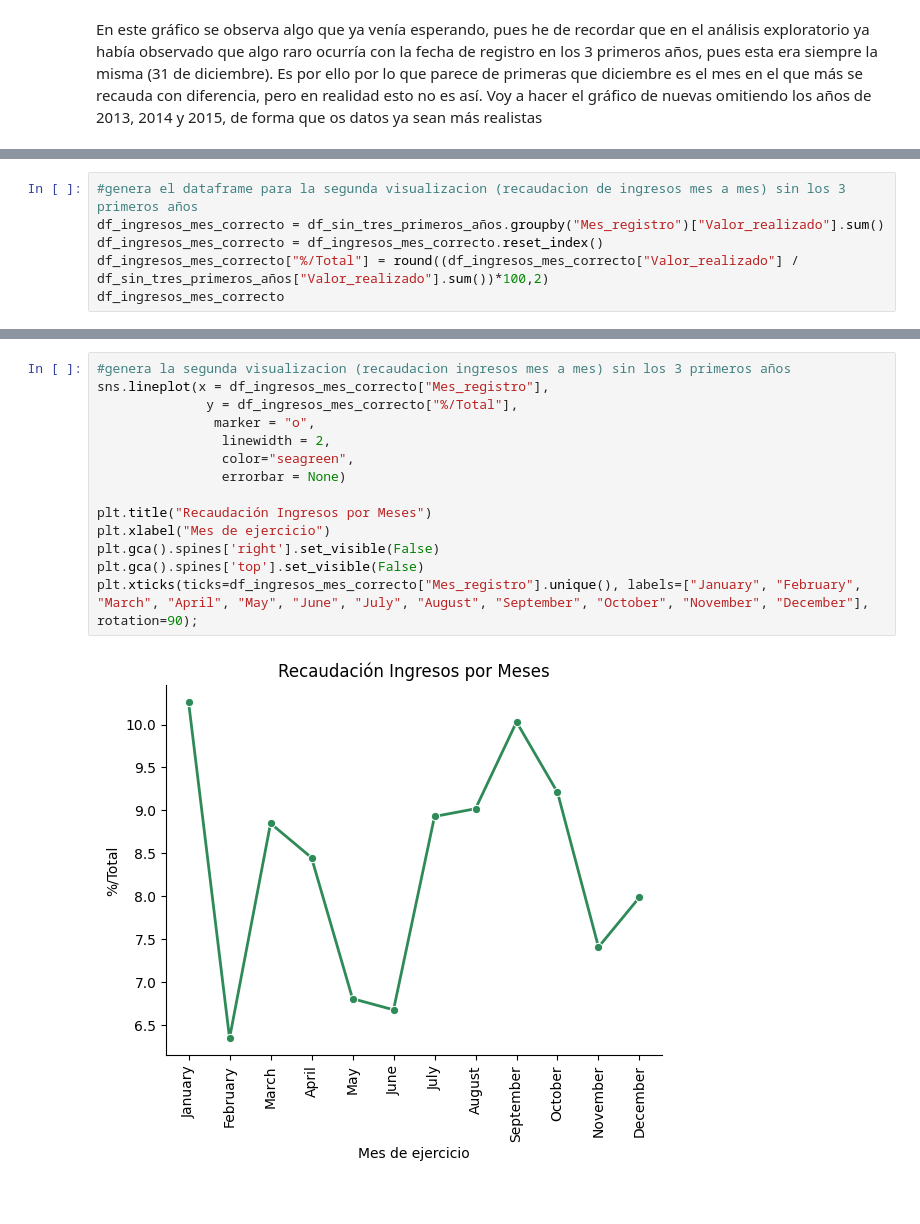
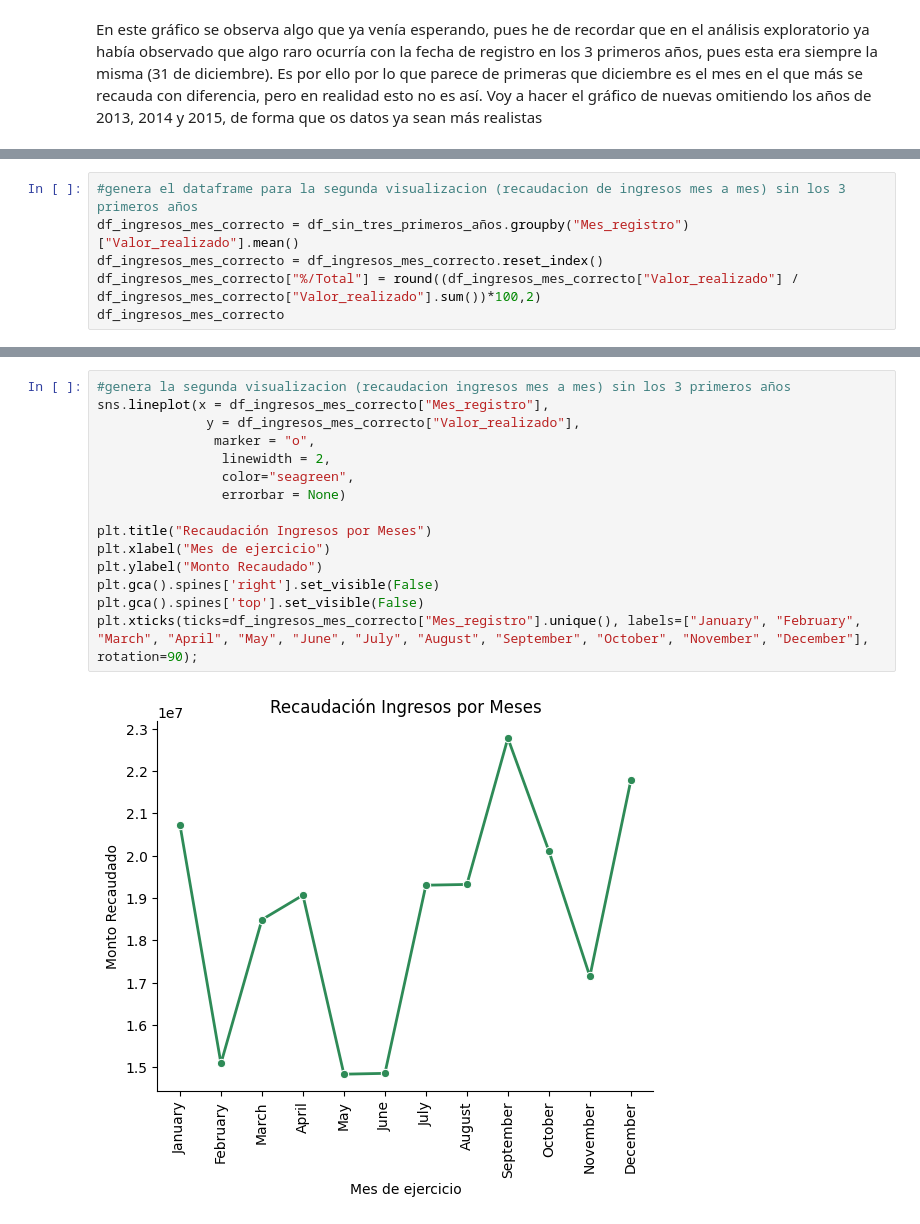
Before and after one commit to raquelscv/Proyecto2-AnalisisPandas, a Jupyter notebook: Analisis_Ingresos_Brasil.ipynb, the cells around one changed output, grey strips where cells are left out. Drawn from its saved outputs; the diff is of its cells as text.

Commit message:
Avances y correcciones de primeras visualizaciones de ingresos recaudados

```diff
--- a/Analisis_Ingresos_Brasil.ipynb
+++ b/Analisis_Ingresos_Brasil.ipynb
@@ -138,9 +140,9 @@ df_sin_tres_primeros_años.head()
 | 13578 | Advocacia-geral da união | Advocacia-geral da união - unidad... | Coord. geral de orc. fin. e anal.... | Receitas correntes | Outras receitas correntes | ... |
 # %%
 #genera el dataframe para la segunda visualizacion (recaudacion de ingresos mes a mes) sin los 3 primeros años
-df_ingresos_mes_correcto = df_sin_tres_primeros_años.groupby("Mes_registro")["Valor_realizado"].sum()
+df_ingresos_mes_correcto = df_sin_tres_primeros_años.groupby("Mes_registro")["Valor_realizado"].mean()
 df_ingresos_mes_correcto = df_ingresos_mes_correcto.reset_index()
-df_ingresos_mes_correcto["%/Total"] = round((df_ingresos_mes_correcto["Valor_realizado"] / df_sin_tres_primeros_años["Valor_realizado"].sum())*100,2)
+df_ingresos_mes_correcto["%/Total"] = round((df_ingresos_mes_correcto["Valor_realizado"] / df_ingresos_mes_correcto["Valor_realizado"].sum())*100,2)
 df_ingresos_mes_correcto
 # %% [output]
 |  | Mes_registro | Valor_realizado | %/Total |
@@ -159,16 +161,17 @@ df_ingresos_mes_correcto
 # %%
 #genera la segunda visualizacion (recaudacion ingresos mes a mes) sin los 3 primeros años
 sns.lineplot(x = df_ingresos_mes_correcto["Mes_registro"],
-              y = df_ingresos_mes_correcto["%/Total"],
+              y = df_ingresos_mes_correcto["Valor_realizado"],
                marker = "o",
                 linewidth = 2,
                 color="seagreen",
                 errorbar = None)
 
 plt.title("Recaudación Ingresos por Meses")
 plt.xlabel("Mes de ejercicio")
+plt.ylabel("Monto Recaudado")
 plt.gca().spines['right'].set_visible(False)
 plt.gca().spines['top'].set_visible(False)
 plt.xticks(ticks=df_ingresos_mes_correcto["Mes_registro"].unique(), labels=["January", "February", "March", "April", "May", "June", "July", "August", "September", "October", "November", "December"], rotation=90);
 # %% [output]
-[figure, old version]
+[figure, new version]
```
Also changed, not shown: parts of 22 cells of this notebook.
